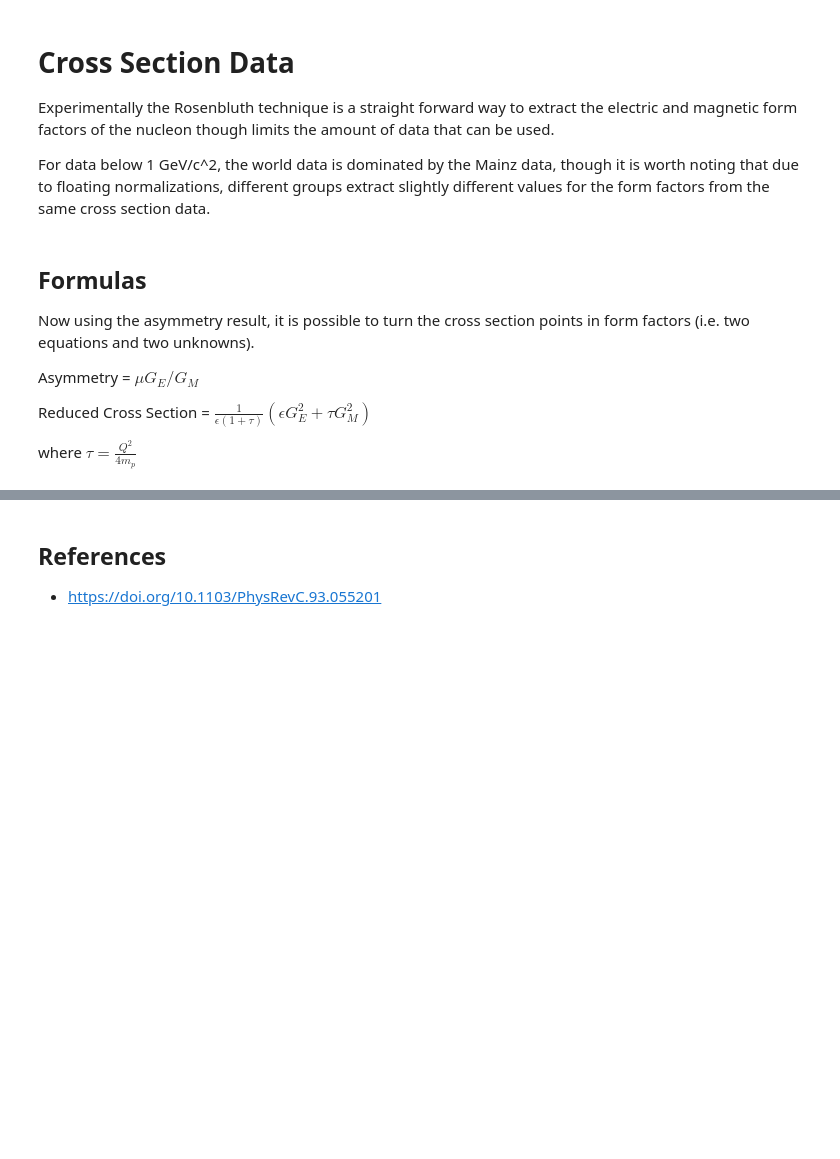
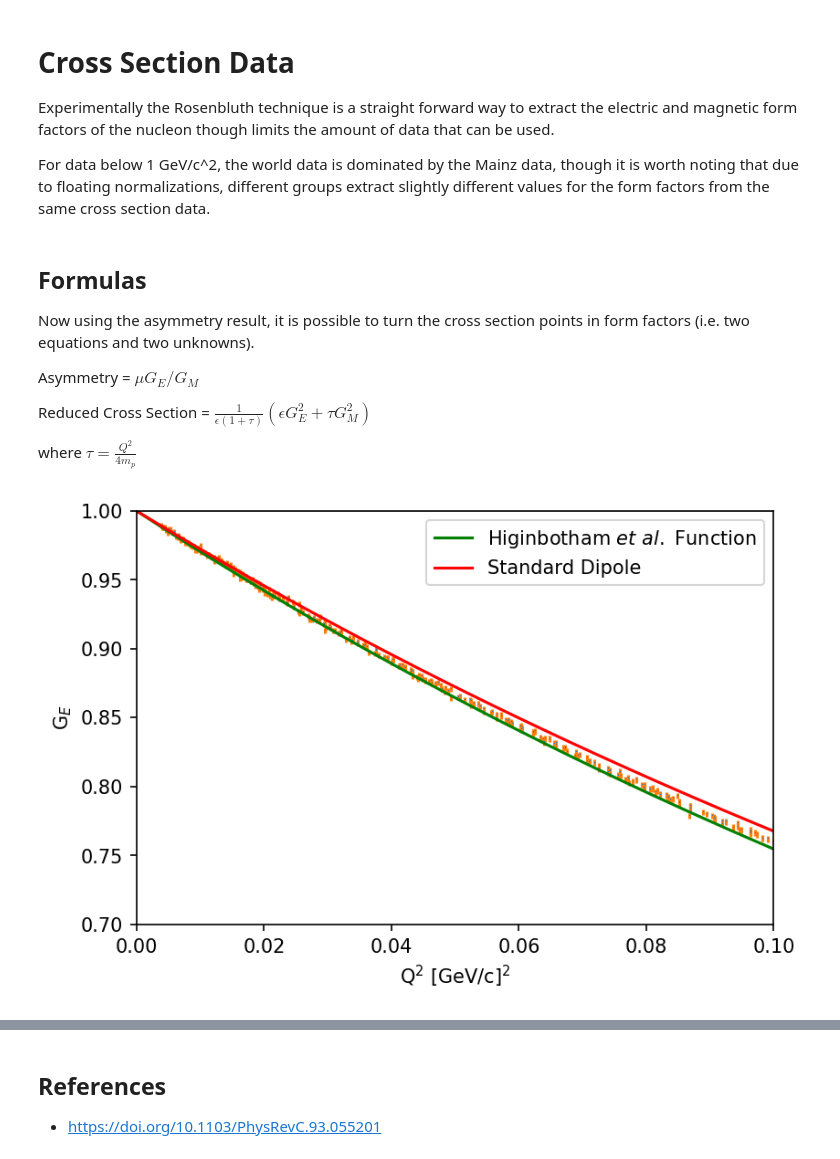
Before and after one commit to JeffersonLab/AsymmetryData, a Jupyter notebook: CrossSectionData.ipynb, the cells around one changed output, grey strips where cells are left out. Drawn from its saved outputs; the diff is of its cells as text; code cells hidden in the pictures; blank space fills up the shorter version.

Commit message:
Updated Images

```diff
--- a/CrossSectionData.ipynb
+++ b/CrossSectionData.ipynb
@@ -67,9 +67,46 @@ for n in range(len(q2)):
         gm.append(sqrt(magnetic(q2[n],t**2,1)))
         y=(sqrt(magnetic(q2[n],t**2,1)))
         x=(charge(q2[n],eps[n],rcs[n],1.0))
-        ugm.append((sqrt(magnetic(q2[n],x,1.1))-y)+0.02)
+        ugm.append((sqrt(magnetic(q2[n],x,1.1))-y)+0.01)
     except:
         print('Problem with event',n+1)
         ge.append(0)
         uge.append(0)
         dge.append(0)
+# %%
+import matplotlib.pyplot as plt
+
+def sd(q2):
+    return (1+25.7*0.11/2*q2)**(-2)
+
+def dd(q2):
+    return (1+25.7*0.1176/2*q2)**(-2)
+
+rdd=[]
+sdd=[]
+mdd=[]
+
+mq2=np.linspace(0,1,1000)
+for n in mq2:
+    rdd.append(dd(n))
+    sdd.append(sd(n))
+    mdd.append(sd(n)*2.793)
+
+plt.figure(dpi=150)
+
+plt.plot(q2,ge,',')
+
+plt.errorbar(q2,ge,yerr=uge,fmt=',',zorder=1)
+
+plt.plot(mq2,rdd,'r',color='green',label='Higinbotham $\it{et\ al.}$ Function')
+plt.plot(mq2,sdd,'-',color='red',label='Standard Dipole')
+plt.xlim(0,0.1)
+plt.ylim(0.7,1)
+plt.xlabel('Q$^2$ [GeV/c]$^2$')
+plt.ylabel('G$_E$')
+plt.legend()
+plt.savefig("./Figures/GeFigure.png") # Raster Graphic
+plt.savefig("./Figures/GeFigure.pdf") # Vector Graphic
+plt.show()
+# %% [output]
+[figure, added]
```
Also changed, not shown: parts of 3 cells of this notebook, 4 other files.
